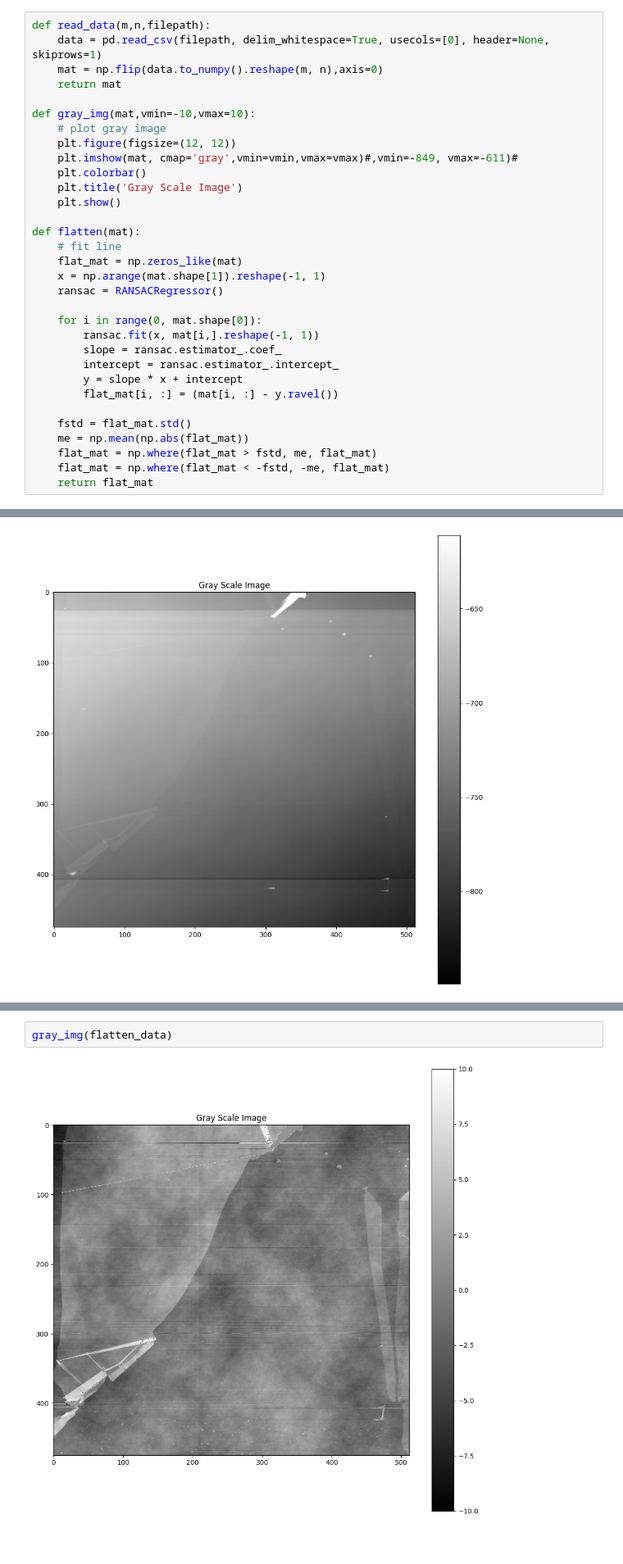
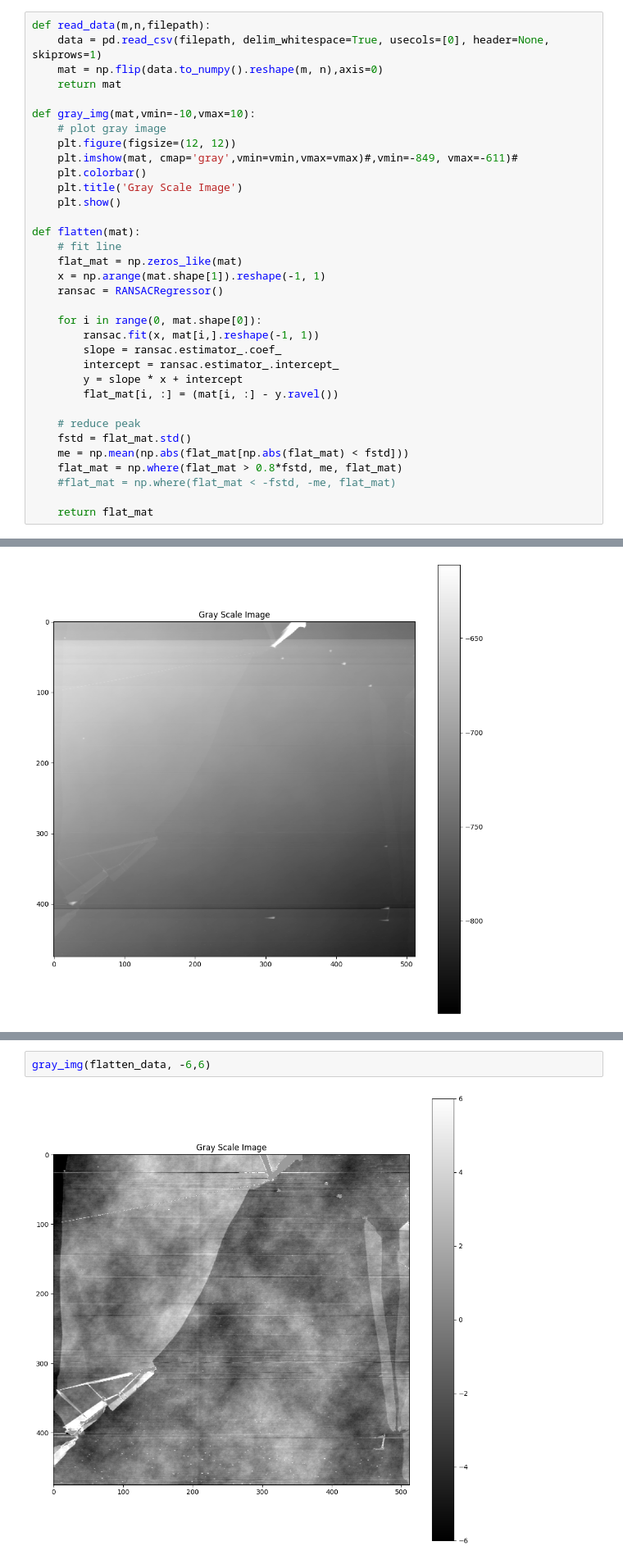
Before and after one commit to SekaiGao/nano-analysis, a Jupyter notebook: nano.ipynb, the cells around one changed output, grey strips where cells are left out. Shown at 82% size. Drawn from its saved outputs; the diff is of its cells as text.

```diff
--- a/nano.ipynb
+++ b/nano.ipynb
@@ -34,10 +38,12 @@ def flatten(mat):
         y = slope * x + intercept
         flat_mat[i, :] = (mat[i, :] - y.ravel())
 
+    # reduce peak
     fstd = flat_mat.std()
-    me = np.mean(np.abs(flat_mat))
-    flat_mat = np.where(flat_mat > fstd, me, flat_mat)
-    flat_mat = np.where(flat_mat < -fstd, -me, flat_mat)
+    me = np.mean(np.abs(flat_mat[np.abs(flat_mat) < fstd]))
+    flat_mat = np.where(flat_mat > 0.8*fstd, me, flat_mat)
+    #flat_mat = np.where(flat_mat < -fstd, -me, flat_mat)
+
     return flat_mat
 # %%
 path = "0620S1pA6.021.txt"#"0620S1A1.005.txt" #
@@ -62,4 +63,4 @@ flatten_data = flatten(data)
 # %%
-gray_img(flatten_data)
+gray_img(flatten_data, -6,6)
 # %% [output]
-[figure, old version]
+[figure, new version]
```
Also changed, not shown: parts of 24 cells of this notebook.
